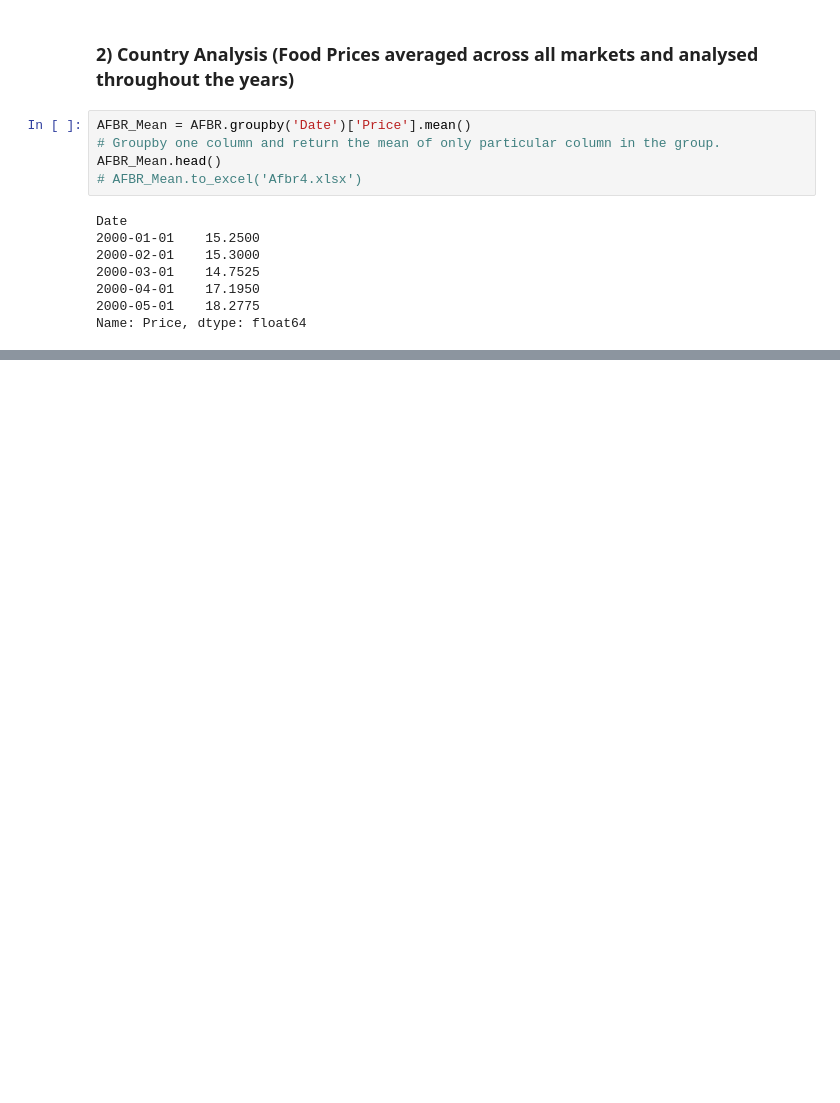
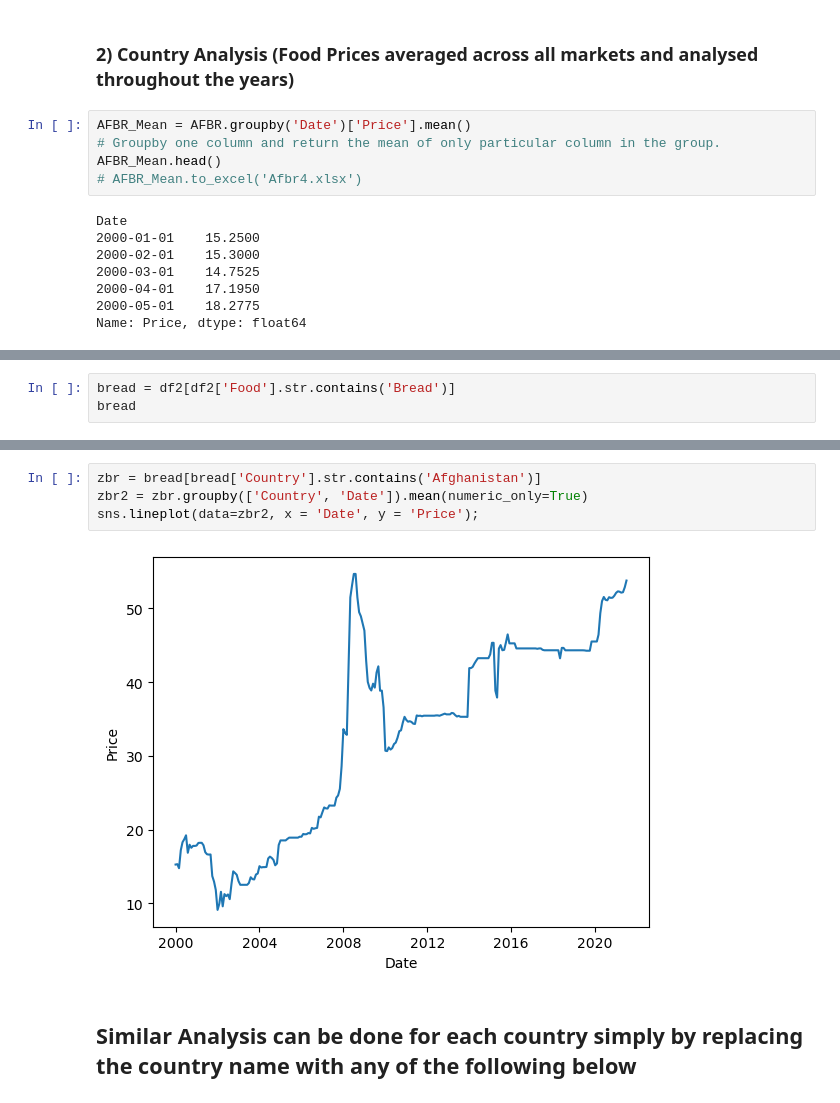
Before and after one commit to YatikT/GlobalFoodPricesAnalysis, a Jupyter notebook: Global Food Prices Data Analysis.ipynb, the cells around one changed output, grey strips where cells are left out. Saved outputs shown, nothing was run; the diff lists cells and outputs as text; blank space fills up the shorter version.

```diff
--- a/Global Food Prices Data Analysis.ipynb
+++ b/Global Food Prices Data Analysis.ipynb
@@ -129,0 +128,3 @@ df2.groupby(['Country', 'Date']).mean()
+# %%
+bread = df2[df2['Food'].str.contains('Bread')]
+bread
@@ -129,0 +150,8 @@ df2.groupby(['Country', 'Date']).mean()
+# %%
+zbr = bread[bread['Country'].str.contains('Afghanistan')]
+zbr2 = zbr.groupby(['Country', 'Date']).mean(numeric_only=True)
+sns.lineplot(data=zbr2, x = 'Date', y = 'Price');
+# %% [output]
+[figure, added]
+# %% [markdown]
+## Similar Analysis can be done for each country simply by replacing the country name with any of the following below
```
Also changed, not shown: parts of 8 cells of this notebook.
